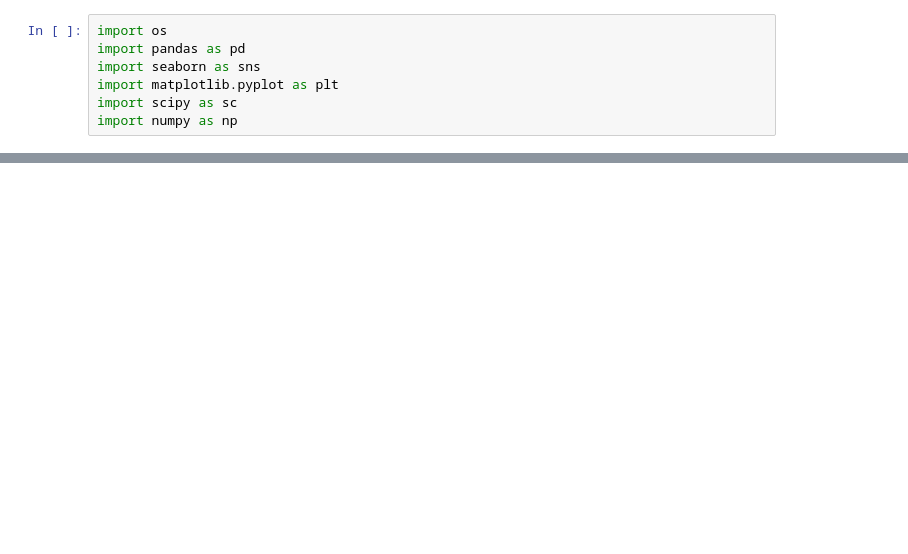
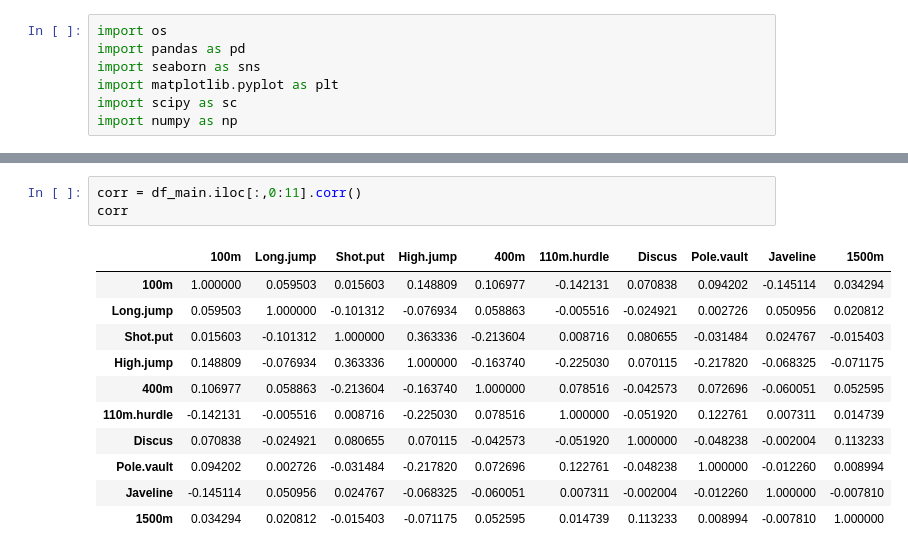
Before and after one commit to claupereirajr/decatlhon-pca, a Jupyter notebook: pca_study.ipynb, the cells around one changed output, grey strips where cells are left out. Cells and saved outputs as stored; diff of their text form; blank space fills up the shorter version.

```diff
--- a/pca_study.ipynb
+++ b/pca_study.ipynb
@@ -17,0 +18,15 @@ Dataframe Main:  41
+# %%
+corr = df_main.iloc[:,0:11].corr()
+corr
+# %% [output]
+|  | 100m | Long.jump | Shot.put | High.jump | 400m | 110m.hurdle | Discus | Pole.vault | Javeline | 1500m |
+| 100m | 1.000000 | 0.059503 | 0.015603 | 0.148809 | 0.106977 | -0.142131 | 0.070838 | 0.094202 | -0.145114 | 0.034294 |
+| Long.jump | 0.059503 | 1.000000 | -0.101312 | -0.076934 | 0.058863 | -0.005516 | -0.024921 | 0.002726 | 0.050956 | 0.020812 |
+| Shot.put | 0.015603 | -0.101312 | 1.000000 | 0.363336 | -0.213604 | 0.008716 | 0.080655 | -0.031484 | 0.024767 | -0.015403 |
+| High.jump | 0.148809 | -0.076934 | 0.363336 | 1.000000 | -0.163740 | -0.225030 | 0.070115 | -0.217820 | -0.068325 | -0.071175 |
+| 400m | 0.106977 | 0.058863 | -0.213604 | -0.163740 | 1.000000 | 0.078516 | -0.042573 | 0.072696 | -0.060051 | 0.052595 |
+| 110m.hurdle | -0.142131 | -0.005516 | 0.008716 | -0.225030 | 0.078516 | 1.000000 | -0.051920 | 0.122761 | 0.007311 | 0.014739 |
+| Discus | 0.070838 | -0.024921 | 0.080655 | 0.070115 | -0.042573 | -0.051920 | 1.000000 | -0.048238 | -0.002004 | 0.113233 |
+| Pole.vault | 0.094202 | 0.002726 | -0.031484 | -0.217820 | 0.072696 | 0.122761 | -0.048238 | 1.000000 | -0.012260 | 0.008994 |
+| Javeline | -0.145114 | 0.050956 | 0.024767 | -0.068325 | -0.060051 | 0.007311 | -0.002004 | -0.012260 | 1.000000 | -0.007810 |
+| 1500m | 0.034294 | 0.020812 | -0.015403 | -0.071175 | 0.052595 | 0.014739 | 0.113233 | 0.008994 | -0.007810 | 1.000000 |
```
Also changed, not shown: parts of 15 cells of this notebook, 1 other file.
